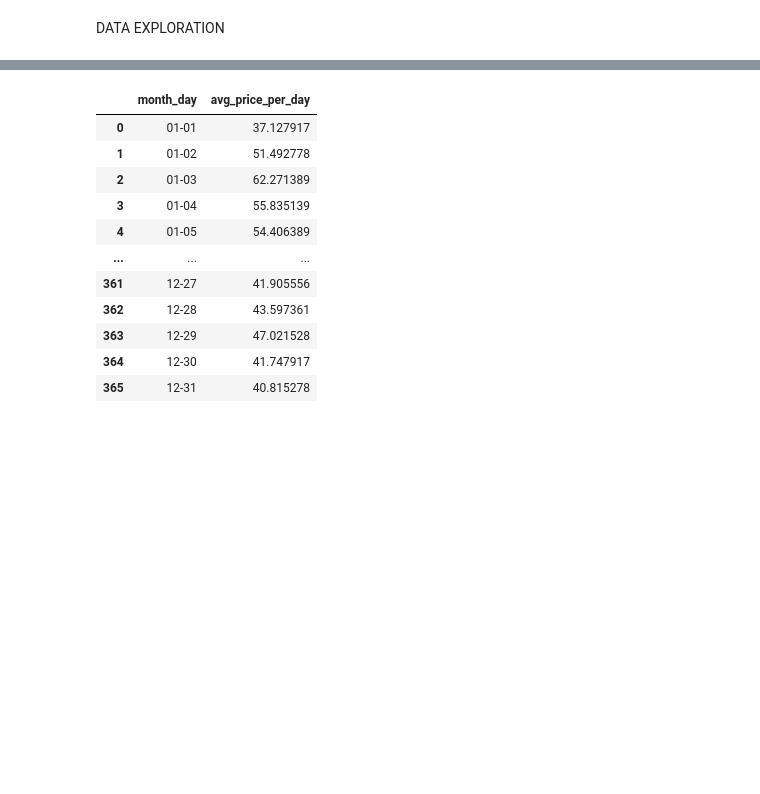
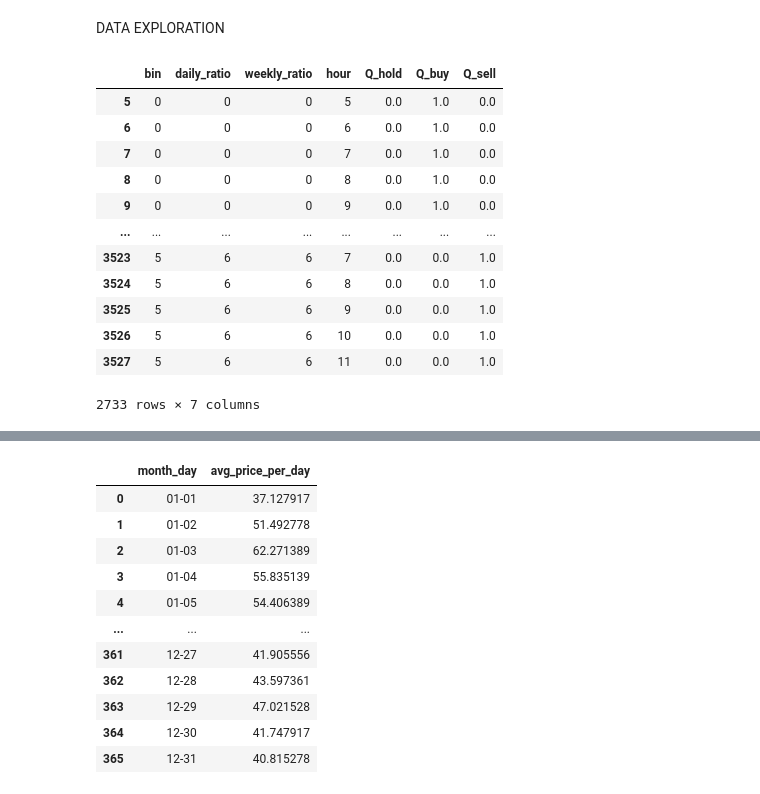
Before and after one commit to kiarakitana/RL_project, a Jupyter notebook: analysis&baseline.ipynb, the cells around one changed output, grey strips where cells are left out. Saved outputs shown, nothing was run; the diff lists cells and outputs as text; code cells hidden in the pictures; blank space fills up the shorter version.

```diff
--- a/analysis&baseline.ipynb
+++ b/analysis&baseline.ipynb
@@ -4,3 +4,25 @@ DATA EXPLORATION
 import pandas as pd
 import numpy as np
 import matplotlib.pyplot as plt
+# %%
+q = pd.read_csv('q_table.csv')
+# %%
+q[
+    ((q['Q_hold'] == 1.0) & (q['Q_buy'] == 0.0) & (q['Q_sell'] == 0.0)) |
+    ((q['Q_buy'] == 1.0) & (q['Q_hold'] == 0.0) & (q['Q_sell'] == 0.0)) |
+    ((q['Q_sell'] == 1.0) & (q['Q_hold'] == 0.0) & (q['Q_buy'] == 0.0))
+]
+# %% [output]
+|  | bin | daily_ratio | weekly_ratio | hour | Q_hold | Q_buy | Q_sell |
+| 5 | 0 | 0 | 0 | 5 | 0.0 | 1.0 | 0.0 |
+| 6 | 0 | 0 | 0 | 6 | 0.0 | 1.0 | 0.0 |
+| 7 | 0 | 0 | 0 | 7 | 0.0 | 1.0 | 0.0 |
+| 8 | 0 | 0 | 0 | 8 | 0.0 | 1.0 | 0.0 |
+| 9 | 0 | 0 | 0 | 9 | 0.0 | 1.0 | 0.0 |
+| ... | ... | ... | ... | ... | ... | ... | ... |
+| 3523 | 5 | 6 | 6 | 7 | 0.0 | 0.0 | 1.0 |
+| 3524 | 5 | 6 | 6 | 8 | 0.0 | 0.0 | 1.0 |
+| 3525 | 5 | 6 | 6 | 9 | 0.0 | 0.0 | 1.0 |
+| 3526 | 5 | 6 | 6 | 10 | 0.0 | 0.0 | 1.0 |
+| 3527 | 5 | 6 | 6 | 11 | 0.0 | 0.0 | 1.0 |
+2733 rows × 7 columns
```
Also changed, not shown: parts of 1 cell of this notebook, 6 other files.
